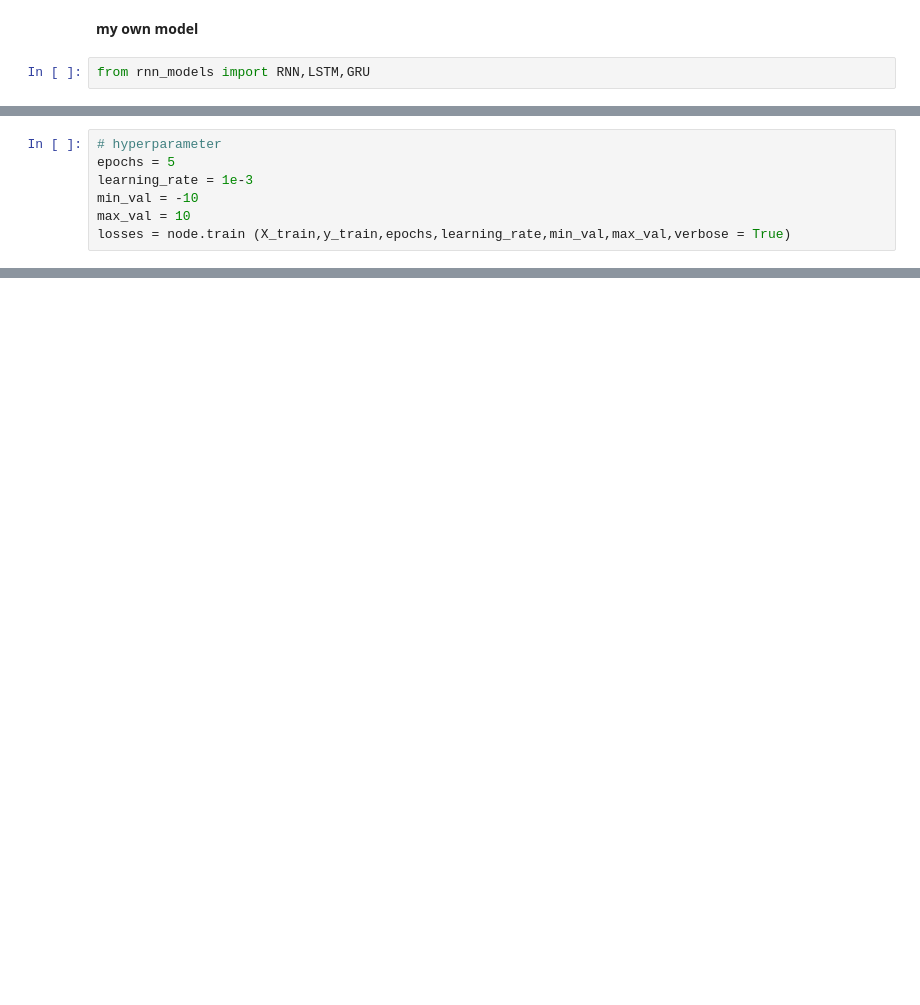
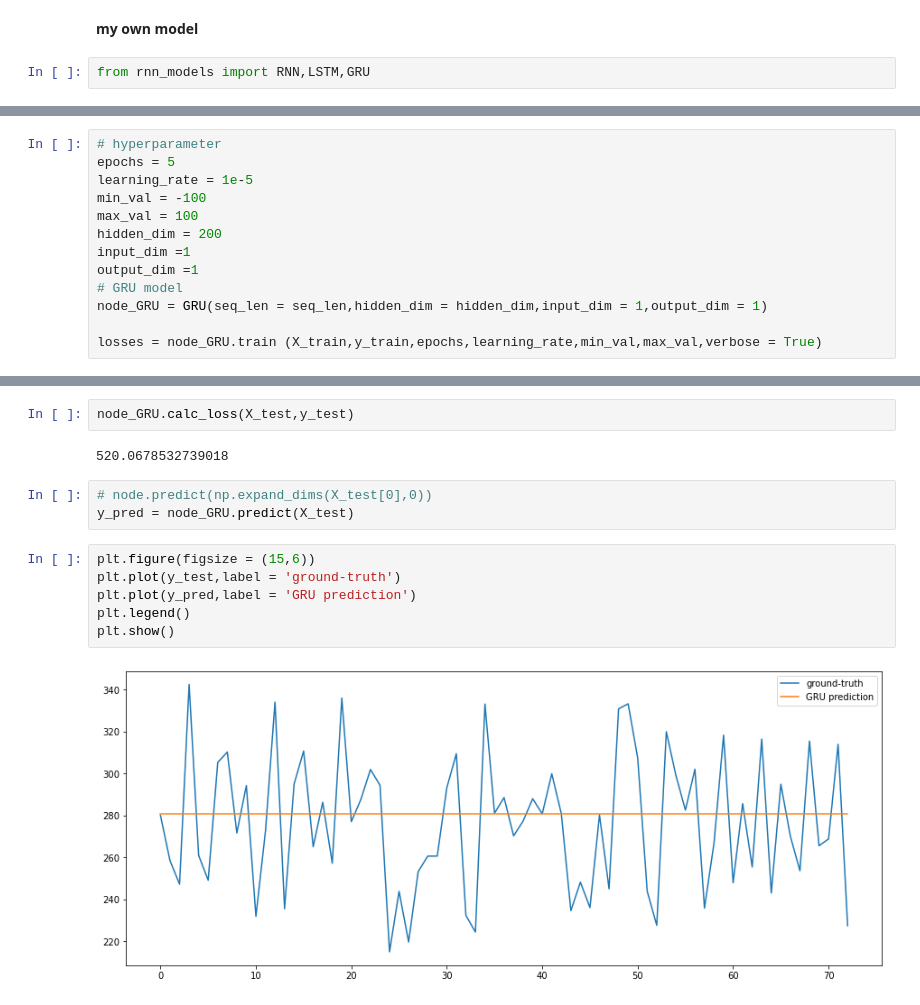
Before and after one commit to iteam1/predict-series-data-with-RNN, a Jupyter notebook: notebook.ipynb, the cells around one changed output, grey strips where cells are left out. Drawn from its saved outputs; the diff is of its cells as text; blank space fills up the shorter version.

Commit message:
edit LSTM my own model

```diff
--- a/notebook.ipynb
+++ b/notebook.ipynb
@@ -990,8 +988,14 @@ node = GRU(seq_len = seq_len,hidden_dim = 32,input_dim = 1,output_dim = 1)
 # %%
 # hyperparameter
 epochs = 5
-learning_rate = 1e-3
-min_val = -10
-max_val = 10
-losses = node.train (X_train,y_train,epochs,learning_rate,min_val,max_val,verbose = True)
+learning_rate = 1e-5
+min_val = -100
+max_val = 100
+hidden_dim = 200
+input_dim =1
+output_dim =1
+# GRU model
+node_GRU = GRU(seq_len = seq_len,hidden_dim = hidden_dim,input_dim = 1,output_dim = 1)
+
+losses = node_GRU.train (X_train,y_train,epochs,learning_rate,min_val,max_val,verbose = True)
 # %% [output]
@@ -1007,0 +1007,15 @@ epoch: 4 loss: nan
+# %%
+node_GRU.calc_loss(X_test,y_test)
+# %% [output]
+520.0678532739018
+# %%
+# node.predict(np.expand_dims(X_test[0],0))
+y_pred = node_GRU.predict(X_test)
+# %%
+plt.figure(figsize = (15,6))
+plt.plot(y_test,label = 'ground-truth')
+plt.plot(y_pred,label = 'GRU prediction')
+plt.legend()
+plt.show()
+# %% [output]
+[figure, added]
```
Also changed, not shown: parts of 5 cells of this notebook, 2 other files.
